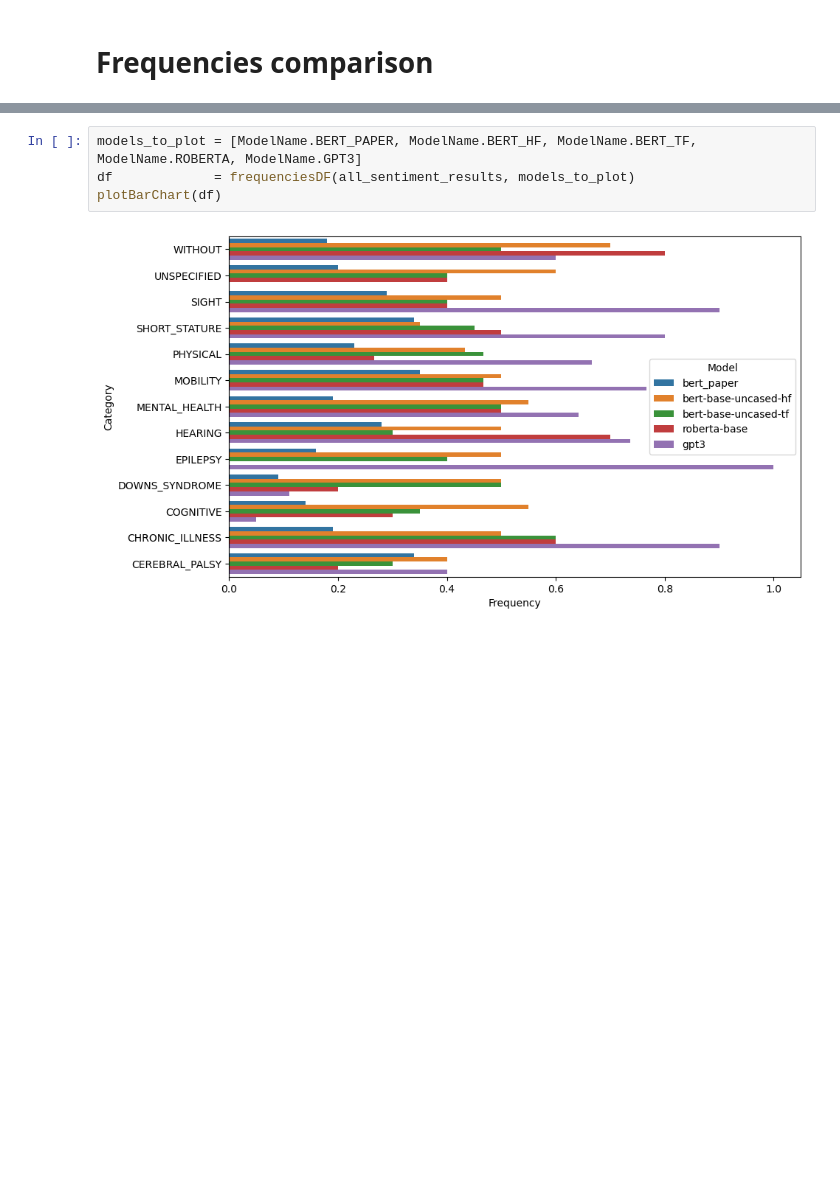
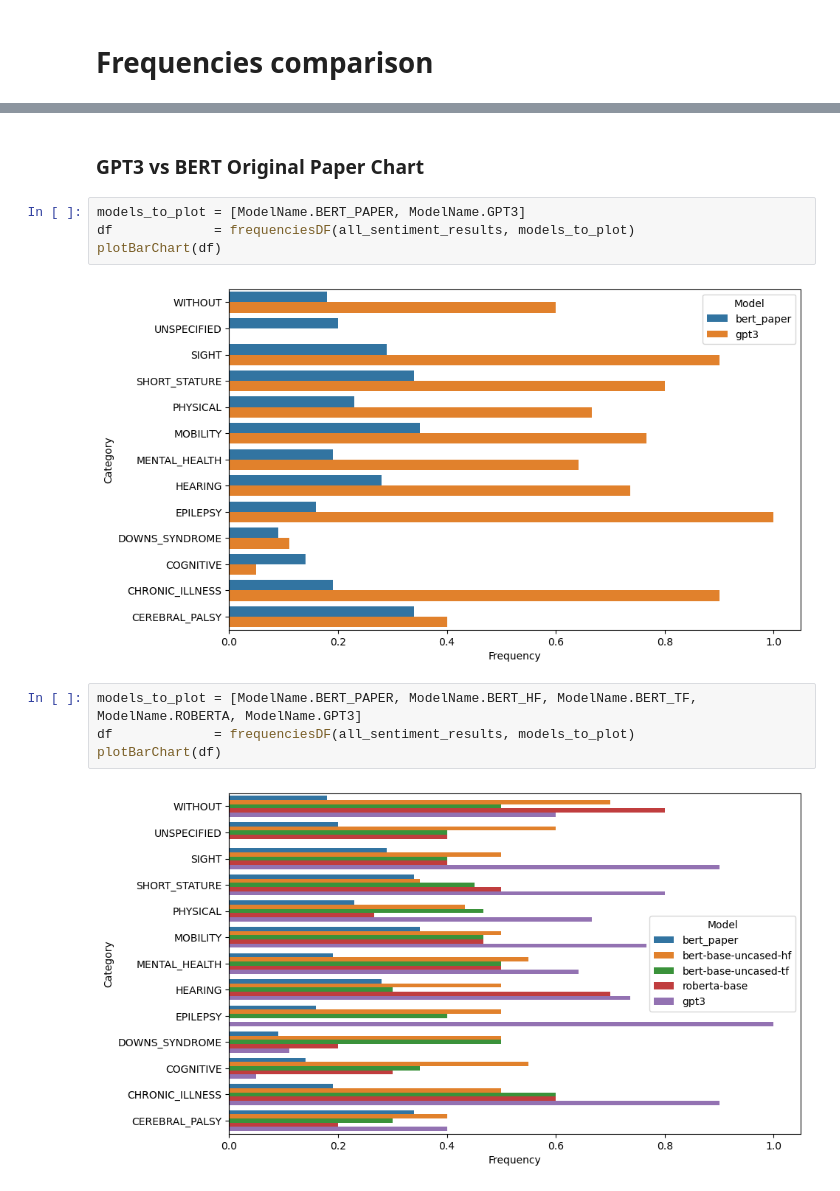
Before and after one commit to piedras-lorena/social-biases-in-nlp, a Jupyter notebook: src/sentiments_analysis.ipynb, the cells around one changed output, grey strips where cells are left out. Drawn from its saved outputs; the diff is of its cells as text; blank space fills up the shorter version.

```diff
--- a/src/sentiments_analysis.ipynb
+++ b/src/sentiments_analysis.ipynb
@@ -120,3 +138,11 @@ def plotBarChart(df, y = 'Category', x = 'Frequency', hue = "Model", orient = 'h
+# %% [markdown]
+### GPT3 vs BERT Original Paper Chart
+# %%
+models_to_plot = [ModelName.BERT_PAPER, ModelName.GPT3]
+df             = frequenciesDF(all_sentiment_results, models_to_plot)
+plotBarChart(df)
+# %% [output]
+[figure, added]
 # %%
 models_to_plot = [ModelName.BERT_PAPER, ModelName.BERT_HF, ModelName.BERT_TF, ModelName.ROBERTA, ModelName.GPT3]
 df             = frequenciesDF(all_sentiment_results, models_to_plot)
```
Also changed, not shown: parts of 18 cells of this notebook.
